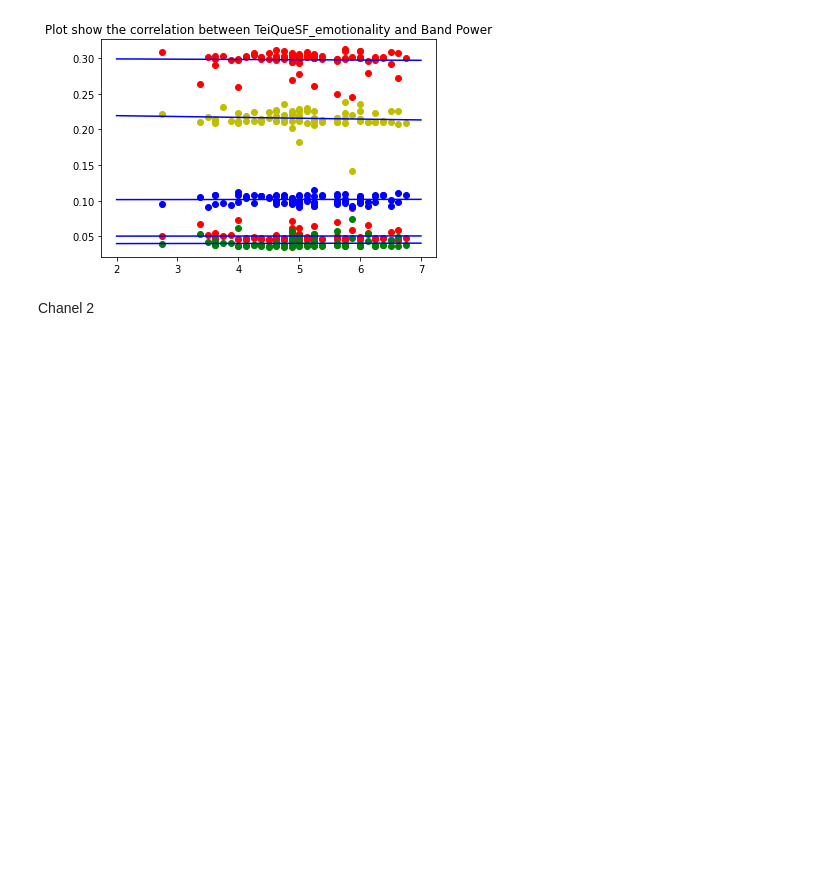
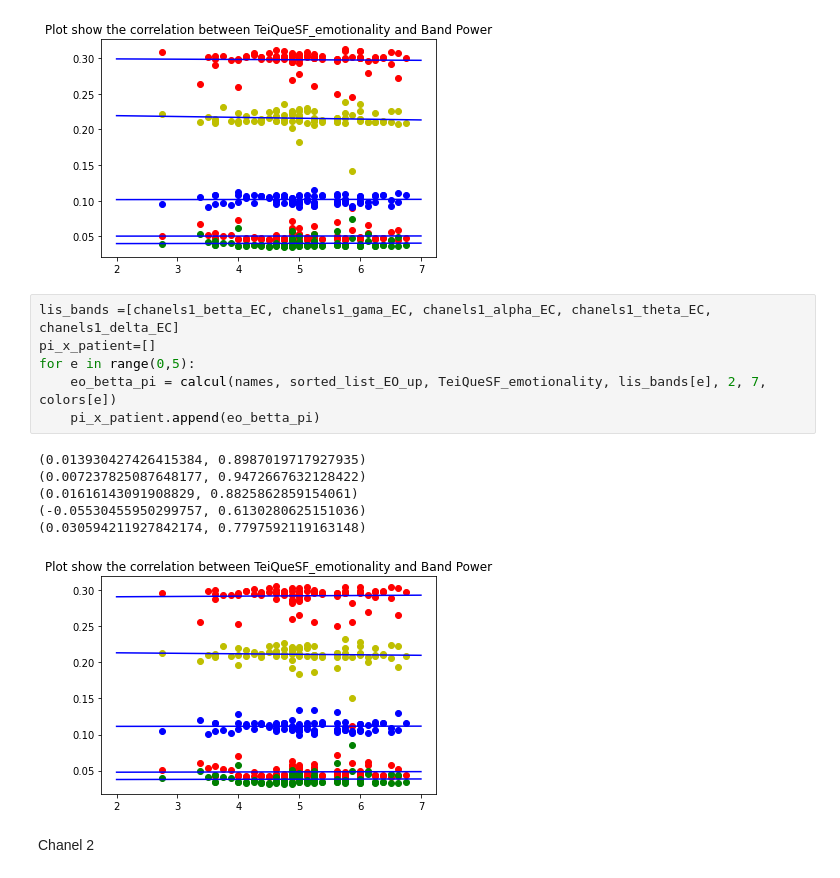
Before and after one commit to LaiaNO/EEG, a Jupyter notebook: 10_12_2020_Try.ipynb, the cells around one changed output. Cells and saved outputs as stored; diff of their text form; blank space fills up the shorter version.

```diff
--- a/10_12_2020_Try.ipynb
+++ b/10_12_2020_Try.ipynb
@@ -102,6 +102,19 @@ for e in range(0,5):
 (-0.08980553764344697, 0.4109067782442177)
 (-0.026495724442911647, 0.8086575530837139)
 [figure]
+# %%
+lis_bands =[chanels1_betta_EC, chanels1_gama_EC, chanels1_alpha_EC, chanels1_theta_EC, chanels1_delta_EC]
+pi_x_patient=[]
+for e in range(0,5):
+    eo_betta_pi = calcul(names, sorted_list_EO_up, TeiQueSF_emotionality, lis_bands[e], 2, 7, colors[e])
+    pi_x_patient.append(eo_betta_pi)
+# %% [output]
+(0.013930427426415384, 0.8987019717927935)
+(0.007237825087648177, 0.9472667632128422)
+(0.01616143091908829, 0.8825862859154061)
+(-0.05530455950299757, 0.6130280625151036)
+(0.030594211927842174, 0.7797592119163148)
+[figure, added]
 # %% [markdown]
 Chanel 2
 # %%
```
Also changed, not shown: parts of 7 cells of this notebook.
